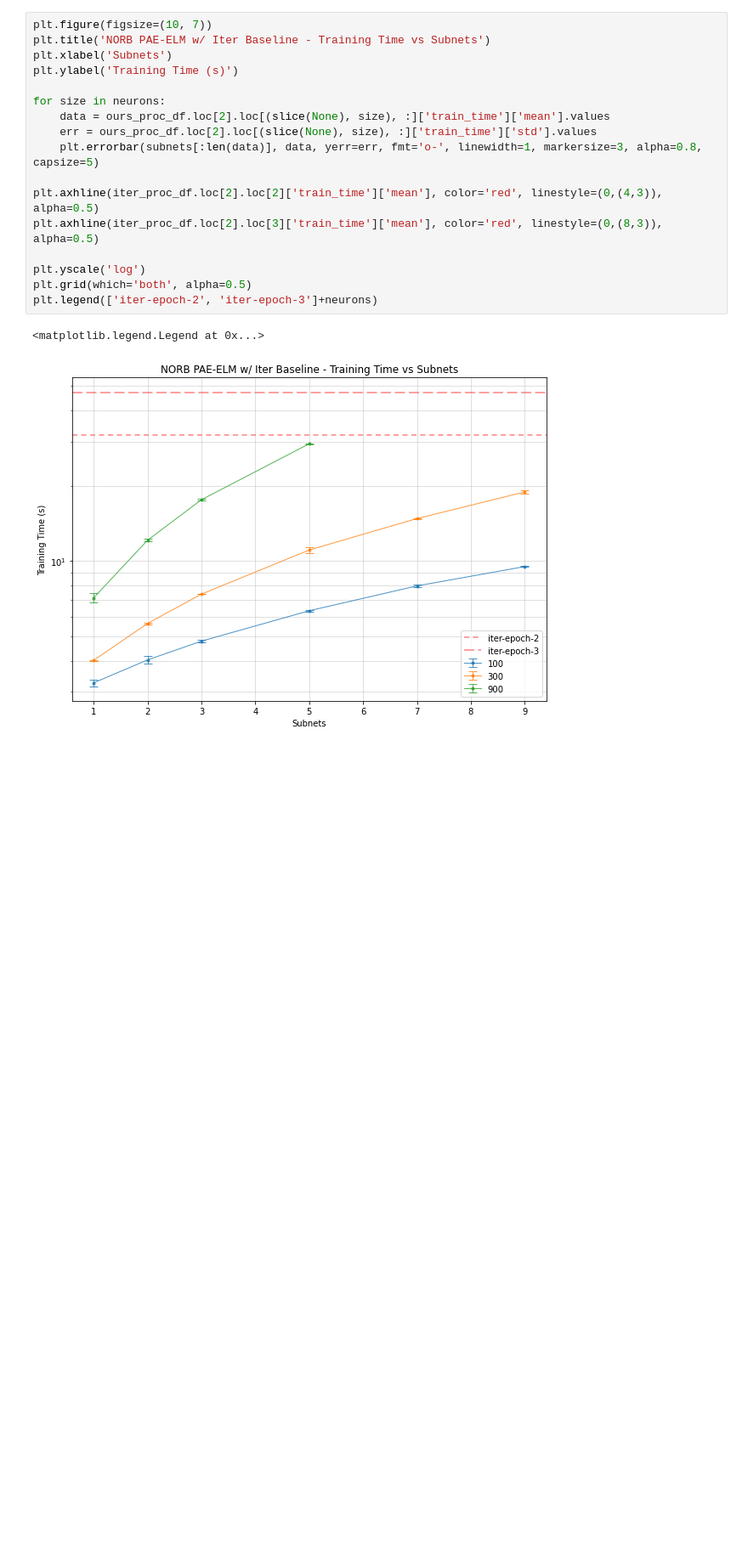
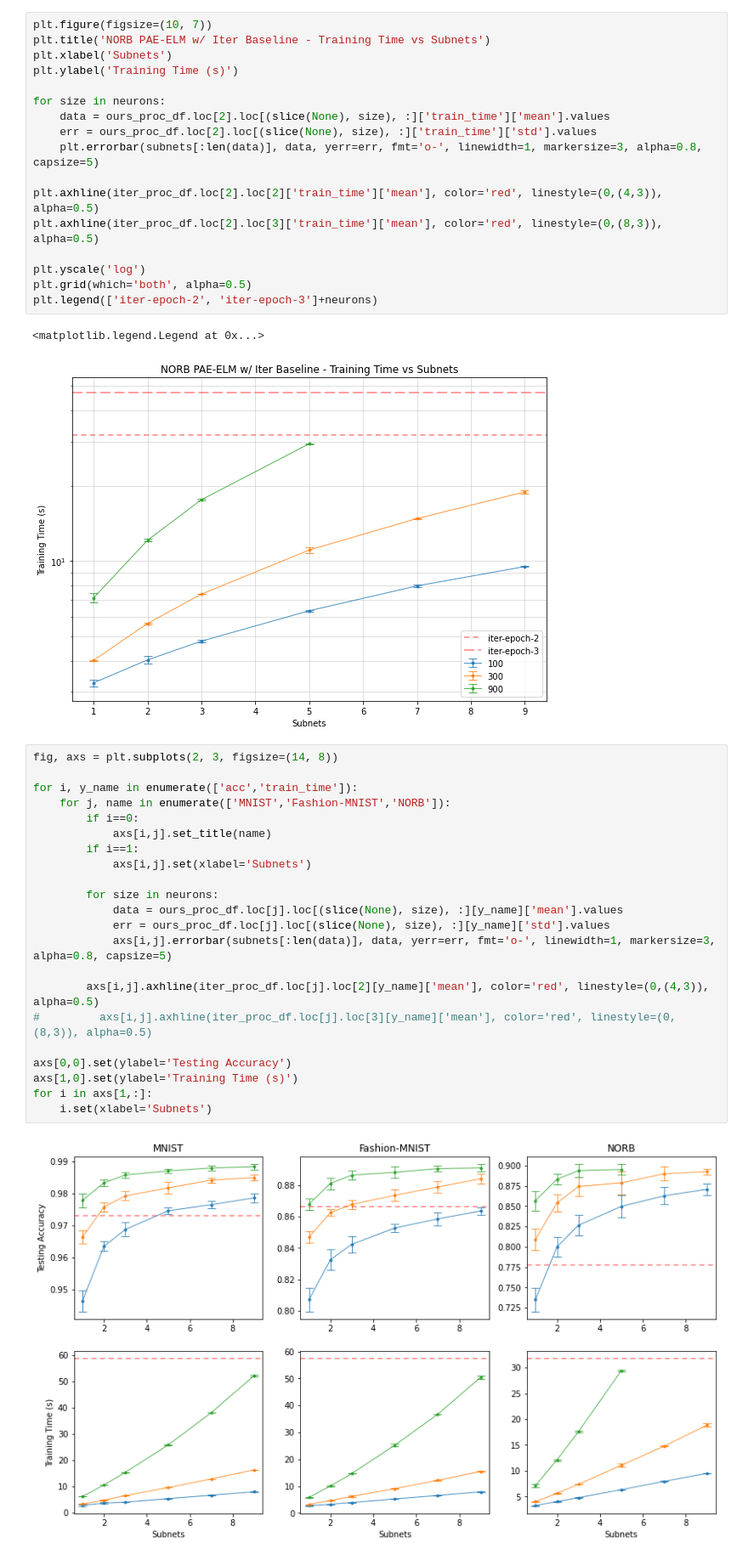
Before and after one commit to peterddod/lvl4-individual-project, a Jupyter notebook: data/notebooks/ours_analysis.ipynb, the cells around one changed output. Shown: that part at 85% size. Drawn from its saved outputs; the diff is of its cells as text; blank space fills up the shorter version.

```diff
--- a/data/notebooks/ours_analysis.ipynb
+++ b/data/notebooks/ours_analysis.ipynb
@@ -208,3 +212,27 @@ plt.legend(['iter-epoch-2', 'iter-epoch-3']+neurons)
 # %% [output]
 <matplotlib.legend.Legend at 0x...>
 [figure]
+# %%
+fig, axs = plt.subplots(2, 3, figsize=(14, 8))
+
+for i, y_name in enumerate(['acc','train_time']):
+    for j, name in enumerate(['MNIST','Fashion-MNIST','NORB']):
+        if i==0:
+            axs[i,j].set_title(name)
+        if i==1:
+            axs[i,j].set(xlabel='Subnets')
+
+        for size in neurons:
+            data = ours_proc_df.loc[j].loc[(slice(None), size), :][y_name]['mean'].values
+            err = ours_proc_df.loc[j].loc[(slice(None), size), :][y_name]['std'].values
+            axs[i,j].errorbar(subnets[:len(data)], data, yerr=err, fmt='o-', linewidth=1, markersize=3, alpha=0.8, capsize=5)
+
+        axs[i,j].axhline(iter_proc_df.loc[j].loc[2][y_name]['mean'], color='red', linestyle=(0,(4,3)), alpha=0.5)
+#         axs[i,j].axhline(iter_proc_df.loc[j].loc[3][y_name]['mean'], color='red', linestyle=(0,(8,3)), alpha=0.5)
+
+axs[0,0].set(ylabel='Testing Accuracy')
+axs[1,0].set(ylabel='Training Time (s)')
+for i in axs[1,:]:
+    i.set(xlabel='Subnets')
+# %% [output]
+[figure, added]
```
Also changed, not shown: parts of 3 cells of this notebook, 10 other files.
